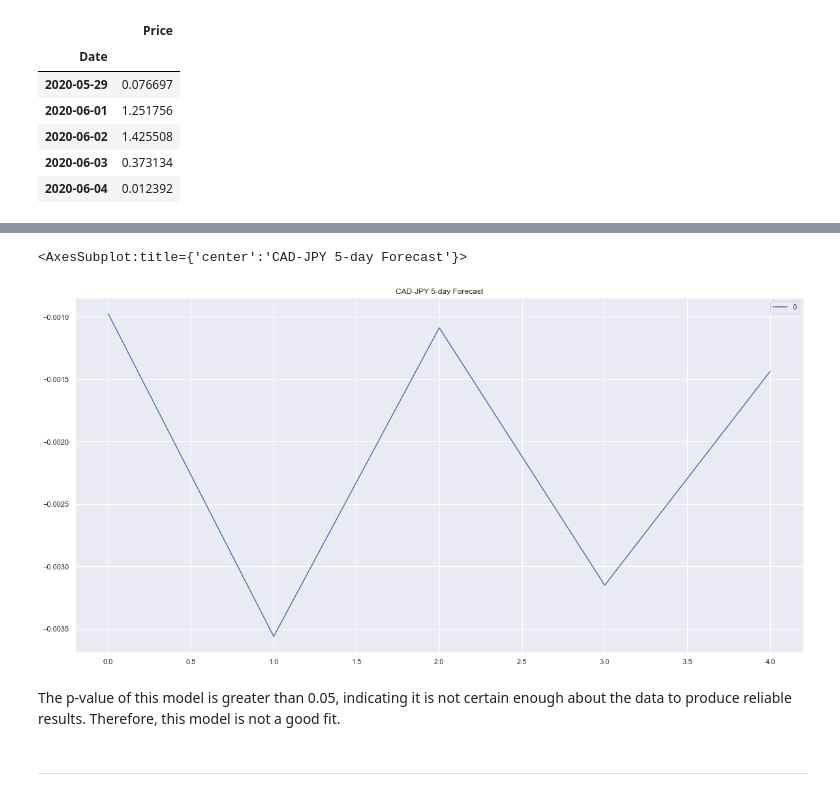
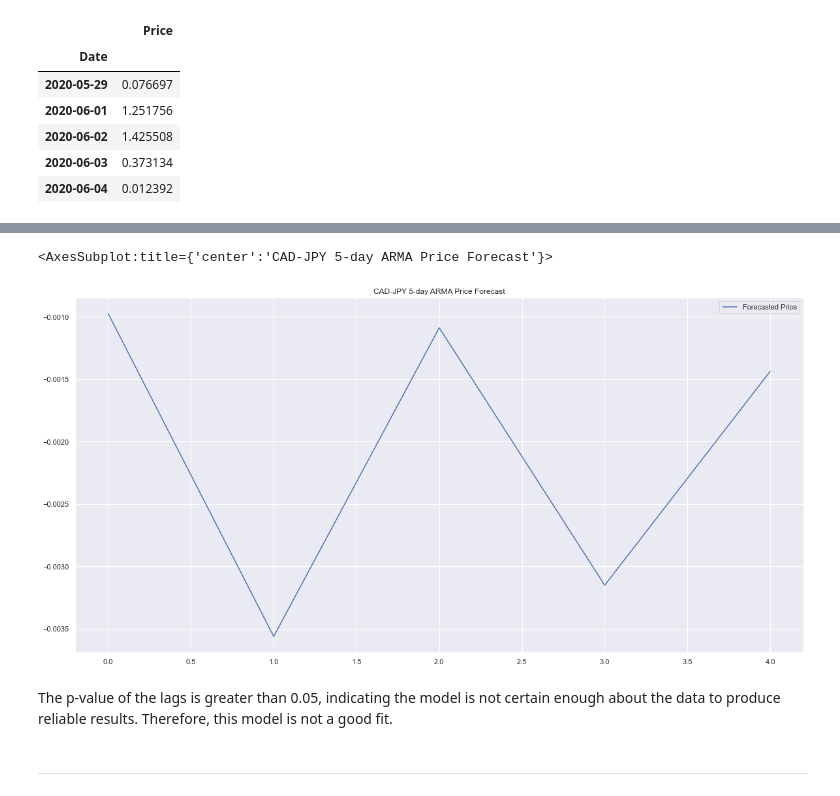
Before and after one commit to adamgulyas/currency-modelling, a Jupyter notebook: time_series_analysis.ipynb, the cells around one changed output, grey strips where cells are left out. Drawn from its saved outputs; the diff is of its cells as text; code cells hidden in the pictures.

```diff
--- a/time_series_analysis.ipynb
+++ b/time_series_analysis.ipynb
@@ -189,13 +175,13 @@ Roots
 | MA.1 | -1.2127 | +0.0000j | 1.2127 | 0.5000 |
 # %%
 # Plot the 5 Day Returns Forecast
-five_day_forecast = pd.DataFrame(results.forecast(steps=5)[0])
-five_day_forecast.plot(figsize=figsize, title="CAD-JPY 5-day Forecast")
+forecast_ARMA = pd.DataFrame({'Forecasted Price': results.forecast(steps=5)[0]})
+forecast_ARMA.plot(figsize=figsize, title="CAD-JPY 5-day ARMA Price Forecast")
 # %% [output]
-<AxesSubplot:title={'center':'CAD-JPY 5-day Forecast'}>
+<AxesSubplot:title={'center':'CAD-JPY 5-day ARMA Price Forecast'}>
-[figure, old version]
+[figure, new version]
 # %% [markdown]
-The p-value of this model is greater than 0.05, indicating it is not certain enough about the data to produce reliable results. Therefore, this model is not a good fit.
+The p-value of the lags is greater than 0.05, indicating the model is not certain enough about the data to produce reliable results. Therefore, this model is not a good fit.
 # %% [markdown]
 ---
 # %% [markdown]
```
Also changed, not shown: parts of 26 cells of this notebook.
